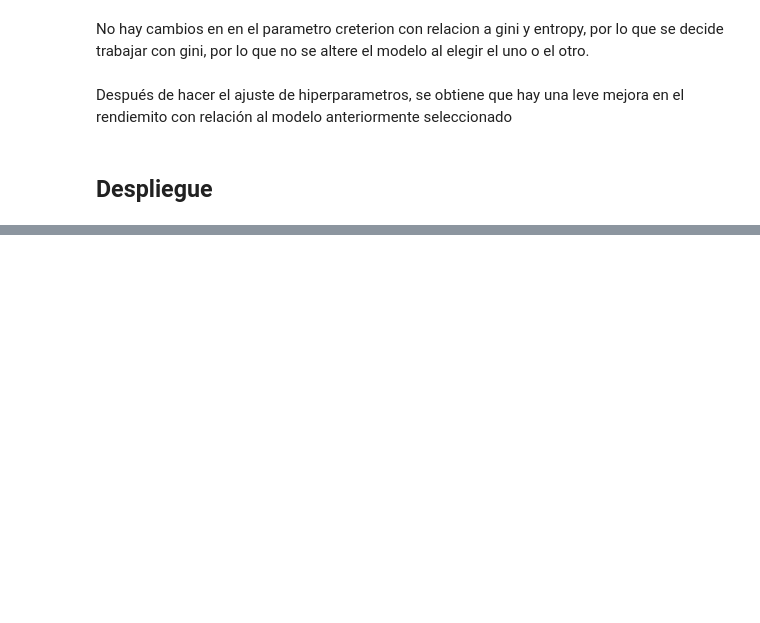
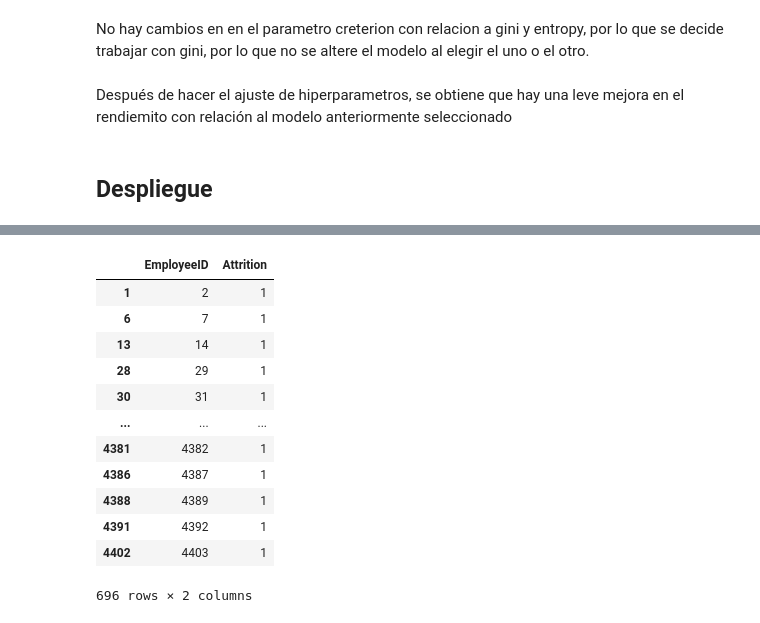
Before and after one commit to jhansanchez/Caso-de-estudio-RH, a Jupyter notebook: casoRH.ipynb, the cells around one changed output, grey strips where cells are left out. Drawn from its saved outputs; the diff is of its cells as text; code cells hidden in the pictures; blank space fills up the shorter version.

```diff
--- a/casoRH.ipynb
+++ b/casoRH.ipynb
@@ -1995,0 +2008,16 @@ model_final = model_f2
+# %%
+ret_pred.query('Attrition == 1')
+# %% [output]
+|  | EmployeeID | Attrition |
+| 1 | 2 | 1 |
+| 6 | 7 | 1 |
+| 13 | 14 | 1 |
+| 28 | 29 | 1 |
+| 30 | 31 | 1 |
+| ... | ... | ... |
+| 4381 | 4382 | 1 |
+| 4386 | 4387 | 1 |
+| 4388 | 4389 | 1 |
+| 4391 | 4392 | 1 |
+| 4402 | 4403 | 1 |
+696 rows × 2 columns
```
Also changed, not shown: parts of 34 cells of this notebook.
